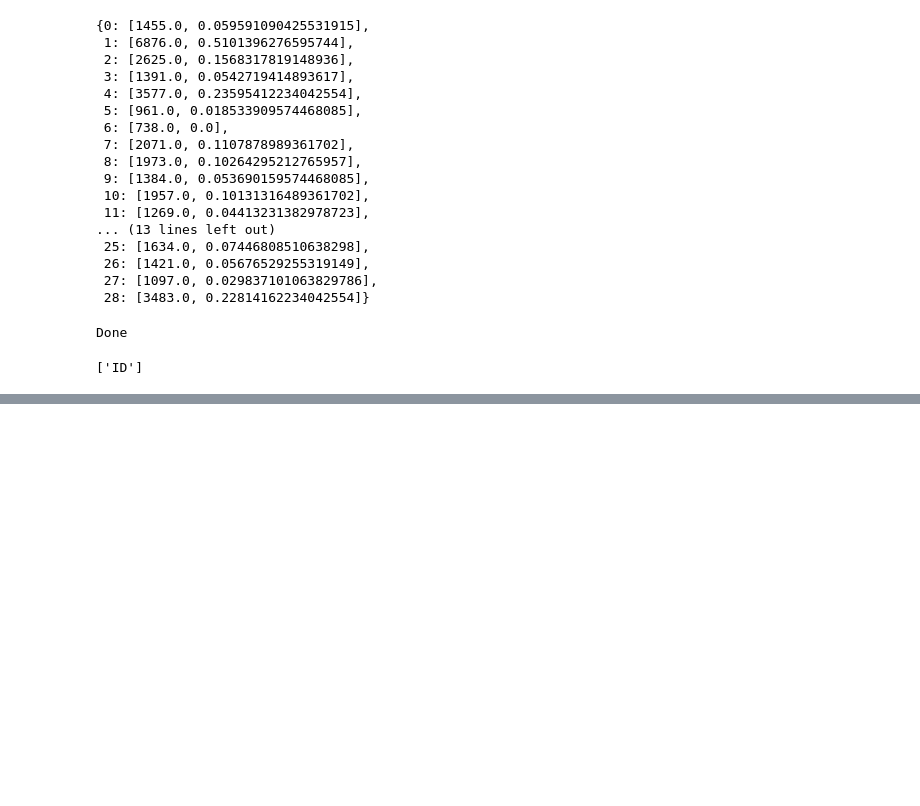
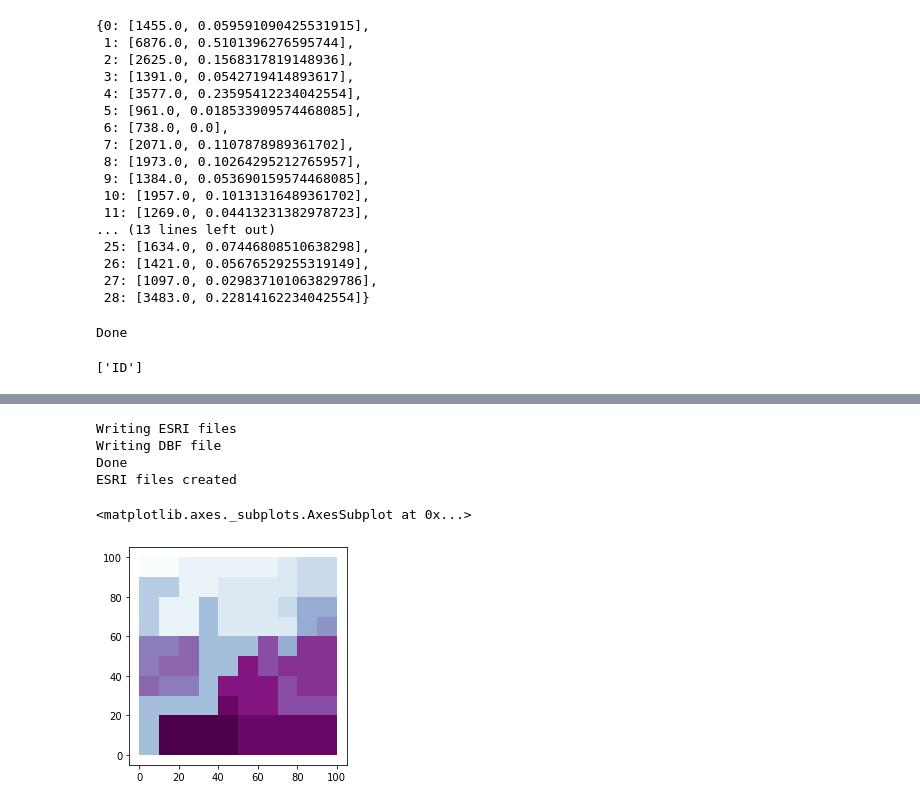
Before and after one commit to CentroGeo/clusterpy, a Jupyter notebook: test_upgrade.ipynb, the cells around one changed output, grey strips where cells are left out. Drawn from its saved outputs; the diff is of its cells as text; code cells hidden in the pictures; blank space fills up the shorter version.

```diff
--- a/test_upgrade.ipynb
+++ b/test_upgrade.ipynb
@@ -801,0 +893,12 @@ ESRI files created
+# %%
+instance.results[1].exportArcData("clusterpy/data_examples/exports/arisel_2_solution")
+
+arisel_1_solution = gpd.read_file('clusterpy/data_examples/exports/arisel_2_solution.shp')
+arisel_1_solution.plot(column = 'ID', cmap = 'BuPu')
+# %% [output]
+Writing ESRI files
+Writing DBF file
+Done
+ESRI files created
+<matplotlib.axes._subplots.AxesSubplot at 0x...>
+[figure, added]
```
Also changed, not shown: parts of 30 cells of this notebook, 22 other files.
